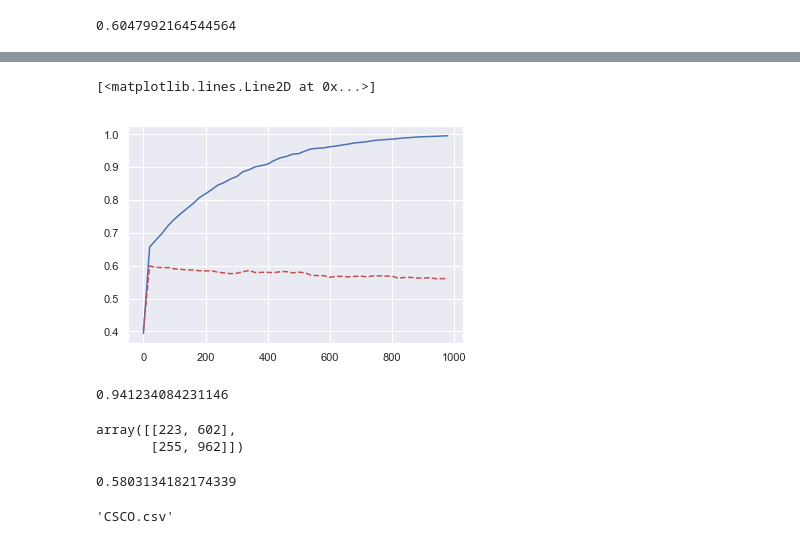
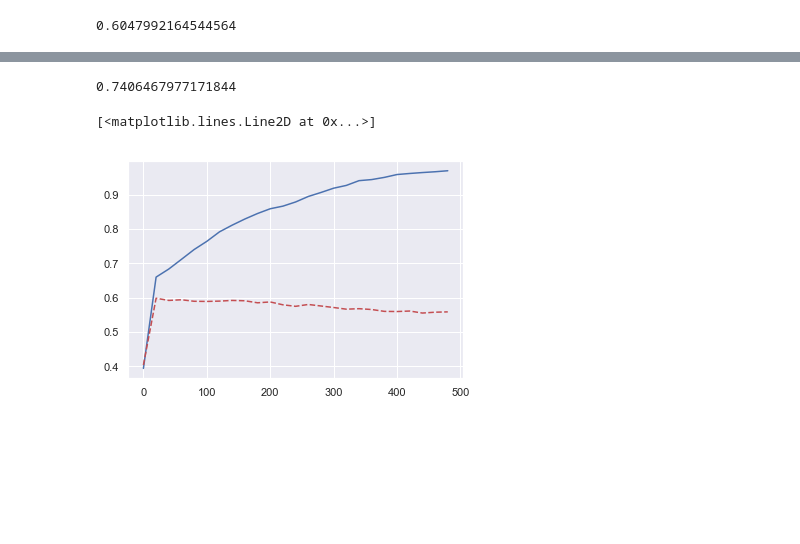
Before and after one commit to RyChen-Cornell/ORIE4741-Group-Project, a Jupyter notebook: historical_data.ipynb, the cells around one changed output, grey strips where cells are left out. Drawn from its saved outputs; the diff is of its cells as text; code cells hidden in the pictures; blank space fills up the shorter version.

Commit message:
new models with f1 score

```diff
--- a/historical_data.ipynb
+++ b/historical_data.ipynb
@@ -395,0 +745,23 @@ print(sum(y_test == 0))
+# %%
+total_data = total_data.replace([np.inf, -np.inf], np.nan)
+total_data = total_data.dropna()
+# fit_data = total_data[['epsusd', 'NPGR', 'BTMkt', 'netmargin', 'equitymultiplier','ROE', 'fcf','Communication_Services',
+#                       'Consumer_Staples', 'Energy', 'Financials', 'Health_Care', 'Industrials', 'Information_Technology',
+#                       'Materials', 'Real_Estate', 'Utilities']]
+X = total_data.iloc[:, 4:]
+y = np.array(total_data['trend'])
+# drop some usd column
+X = X[['netinc', 'liabilities', 'epsusd', 'revenueusd', 'marketcap', 'equity', 'assets', 'fcf', 'gp',
+       'netmargin', 'pb', 'NPGR', 'BTMkt', 'equitymultiplier', 'ROE',
+       'Communication_Services', 'Consumer_Discretionary', 'Consumer_Staples',
+       'Energy', 'Financials', 'Health_Care', 'Industrials',
+       'Information_Technology', 'Materials', 'Real_Estate', 'Utilities']]
+features = ['netinc', 'liabilities', 'epsusd', 'revenueusd', 'marketcap', 'equity', 'assets', 'fcf', 'gp',
+       'netmargin', 'pb', 'NPGR', 'BTMkt', 'equitymultiplier', 'ROE']
+X_train, X_test, y_train, y_test = train_test_split(X, y, test_size=0.2, random_state=42)
+# normalize
+for feature in list(features):
+    mu = np.mean(X_train[feature])
+    sigma = np.std(X_train[feature])
+    X_train[feature] = (X_train[feature] - mu) / sigma
+    X_test[feature] = (X_test[feature] - mu) / sigma
@@ -585,7 +1004,7 @@ array([0.1022, 0.1542, 0.1652, 0.129 , 0.1328, 0.137 , 0.1754, 0.0004,
 # xgboost
 # https://xgboost.readthedocs.io/en/latest//parameter.html
 from xgboost import XGBClassifier
-XGB_clf = XGBClassifier(n_estimators=500, max_depth=6, gamma = 0.1)
+XGB_clf = XGBClassifier(n_estimators=3, max_depth=6, gamma = 0.1)
 XGB_clf.fit(X_train, y_train)
 # train accuracy
 XGB_clf.score(X_train, y_train)
@@ -610,37 +1029,24 @@ XGB_clf.score(X_test, y_test)
+# %%
+# f1 score
+f1_score(y_test, y_pred)
+# %% [output]
+0.7406467977171844
 # %%
 i = 0
 num_est = 0
 train_accu = []
 test_accu = []
 idx = []
-while num_est < 1000:
+while num_est < 500:
     idx.append(num_est)
     XGB_clf = XGBClassifier(n_estimators=num_est, max_depth=6, gamma = 0.1)
     XGB_clf.fit(X_train, y_train)
     # train accuracy
     train_accu.append(XGB_clf.score(X_train, y_train))
     test_accu.append(XGB_clf.score(X_test, y_test))
     num_est += 20
 plt.plot(idx, train_accu, 'b-')
 plt.plot(idx, test_accu, 'r--')
 # %% [output]
 [<matplotlib.lines.Line2D at 0x...>]
-[figure, old version]
+[figure, new version]
-# %%
-XGB_clf = XGBClassifier(n_estimators=500, max_depth=6, gamma = 0.1)
-XGB_clf.fit(X_train, y_train)
-# train accuracy
-XGB_clf.score(X_train, y_train)
-# %% [output]
-0.941234084231146
-# %%
-y_pred = XGB_clf.predict(X_test)
-confusion_matrix(y_test, y_pred)
-# %% [output]
-array([[223, 602],
-       [255, 962]])
-# %%
-# test accuracy
-XGB_clf.score(X_test, y_test)
-# %% [output]
-0.5803134182174339
@@ -654,4 +1052,0 @@ for fname in glob.glob(path):
-# %%
-csv_list[0]
-# %% [output]
-'CSCO.csv'
```
Also changed, not shown: parts of 79 cells of this notebook.
